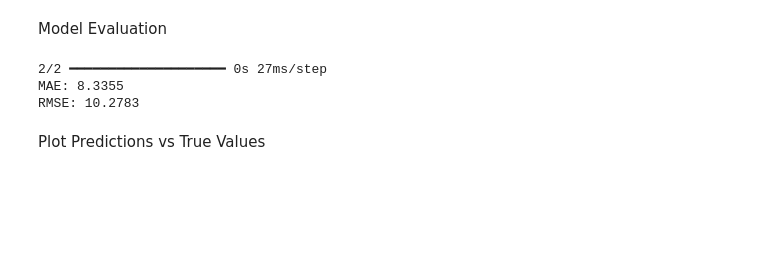
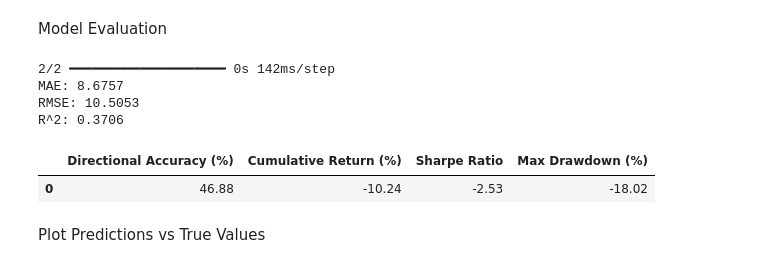
Before and after one commit to asRot0/BullBearAI, a Jupyter notebook: notebooks/06_lstm_model.ipynb, the cells around one changed output. Cells and saved outputs as stored; diff of their text form; code cells hidden in the pictures; blank space fills up the shorter version.

```diff
--- a/notebooks/06_lstm_model.ipynb
+++ b/notebooks/06_lstm_model.ipynb
@@ -125,13 +126,28 @@ y_test_inv = scaler.inverse_transform(y_test_dummy)[:, 1]
 
 mae = mean_absolute_error(y_test_inv, y_pred_inv)
 rmse = np.sqrt(mean_squared_error(y_test_inv, y_pred_inv))
+r2 = r2_score(y_test_inv, y_pred_inv)
 
 print(f"MAE: {mae:.4f}")
 print(f"RMSE: {rmse:.4f}")
+print(f"R^2: {r2:.4f}")
 # %% [output]
-2/2 ━━━━━━━━━━━━━━━━━━━━ 0s 27ms/step
-MAE: 8.3355
-RMSE: 10.2783
+2/2 ━━━━━━━━━━━━━━━━━━━━ 0s 142ms/step
+MAE: 8.6757
+RMSE: 10.5053
+R^2: 0.3706
+# %%
+y_test_series = pd.Series(y_test_inv)
+y_pred_series = pd.Series(y_pred_inv)
+
+# Financial metrics
+returns = y_pred_series.pct_change().dropna()
+fm = FinancialMetrics(risk_free_rate=0.01)
+results = fm.evaluate_all(y_test_series, y_pred_series, returns)
+display(pd.json_normalize(results))
+# %% [output]
+|  | Directional Accuracy (%) | Cumulative Return (%) | Sharpe Ratio | Max Drawdown (%) |
+| 0 | 46.88 | -10.24 | -2.53 | -18.02 |
 # %% [markdown]
 Plot Predictions vs True Values
 # %%
```
Also changed, not shown: parts of 6 cells of this notebook.
